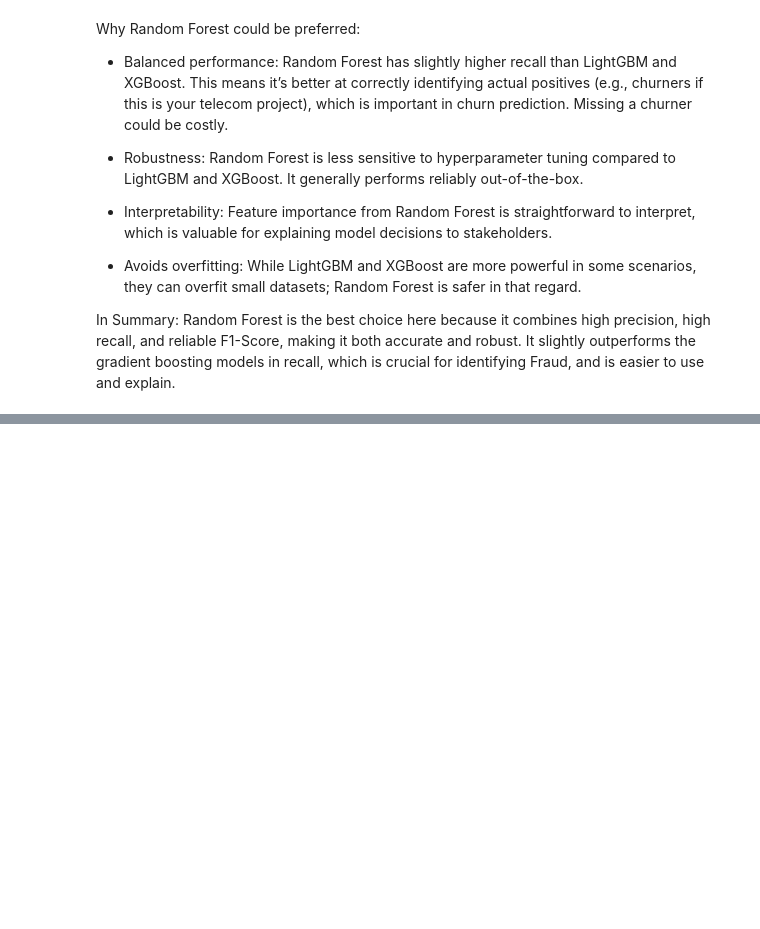
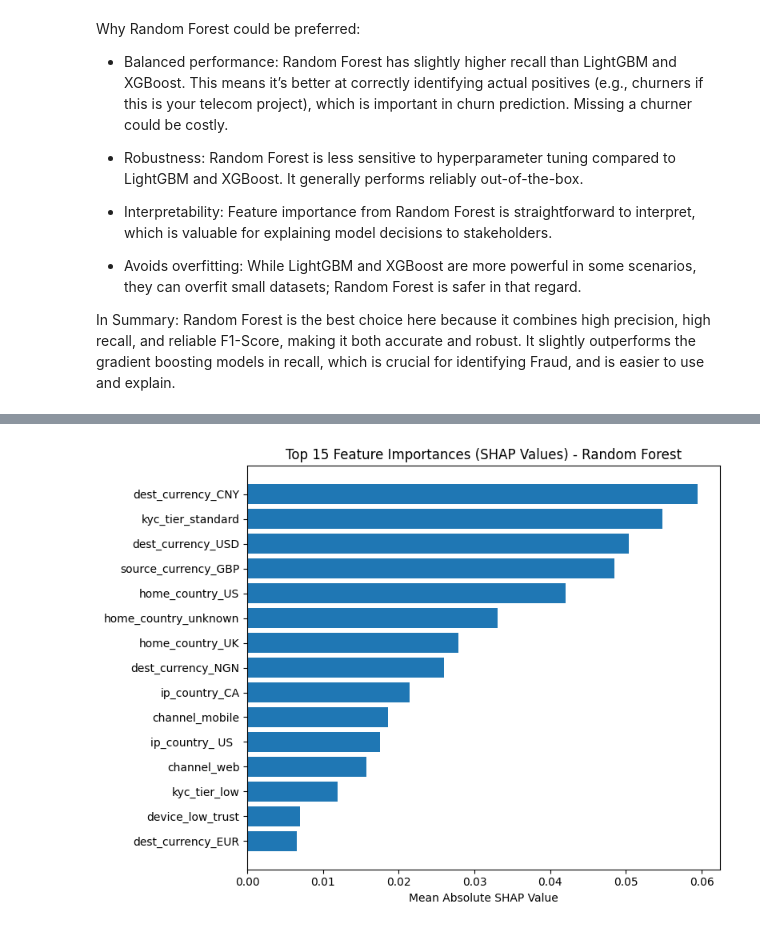
Before and after one commit to khallynamz/novapay-analytics, a Jupyter notebook: advanced_models.ipynb, the cells around one changed output, grey strips where cells are left out. Saved outputs shown, nothing was run; the diff lists cells and outputs as text; code cells hidden in the pictures; blank space fills up the shorter version.

```diff
--- a/advanced_models.ipynb
+++ b/advanced_models.ipynb
@@ -1033,0 +1049,10 @@ Random Forest is the best choice here because it combines high precision, high r
+# %%
+# Using SHAP for feature importance with the best model Random Forest
+
+explainer_rf = shap.TreeExplainer(rf_model)
+
+#Calculate SHAP values for test set
+shap_values_rf = explainer_rf.shap_values(X_test_processed[:100])
+
+print(f"SHAP values shape: {shap_values_rf.shape}")
+print("Explorer ready for Random Forest")
@@ -1033,0 +1062,8 @@ Random Forest is the best choice here because it combines high precision, high r
+# %%
+#Getting Features names after preprocessing
+cat_features = preprocessor.named_transformers_['cat'].get_feature_names_out(categorical_features)
+numerical_features = numerical_features
+all_feature_names = list(cat_features) + numerical_features
+
+print(f"Total features after encoding: {len(all_feature_names)}")
+print(f"Feature names sample: {all_feature_names[:10]}")
@@ -1033,0 +1073,16 @@ Random Forest is the best choice here because it combines high precision, high r
+# %%
+# Extract SHAP values for fraud class(class 1)
+shap_values_fraud = shap_values_rf[:, :, 1]  # For binary classification, index 1 corresponds to the positive class
+
+print(f"Fraud SHAP values shape: {shap_values_fraud.shape}")
+
+#calculate mean absolute SHAP values for fraud class
+mean_shap = np.abs(shap_values_fraud).mean(axis=0)
+#create features importance dataframe
+feature_importance = pd.DataFrame({
+    'Feature': all_feature_names,
+    'importance': mean_shap
+}).sort_values(by='importance', ascending=False)
+
+print("\nTop 15 Most Important Features based on SHAP values:")
+print(feature_importance.head(15).to_string(index=False))
@@ -1033,0 +1109,11 @@ Random Forest is the best choice here because it combines high precision, high r
+# %%
+#Plot top 15
+plt.figure(figsize=(8,6))
+top_15 = feature_importance.head(15).sort_values(by='importance')
+plt.barh(top_15['Feature'], top_15['importance'])
+plt.xlabel("Mean Absolute SHAP Value")
+plt.title("Top 15 Feature Importances (SHAP Values) - Random Forest")
+plt.tight_layout()
+plt.show()
+# %% [output]
+[figure, added]
```
Also changed, not shown: parts of 17 cells of this notebook.
